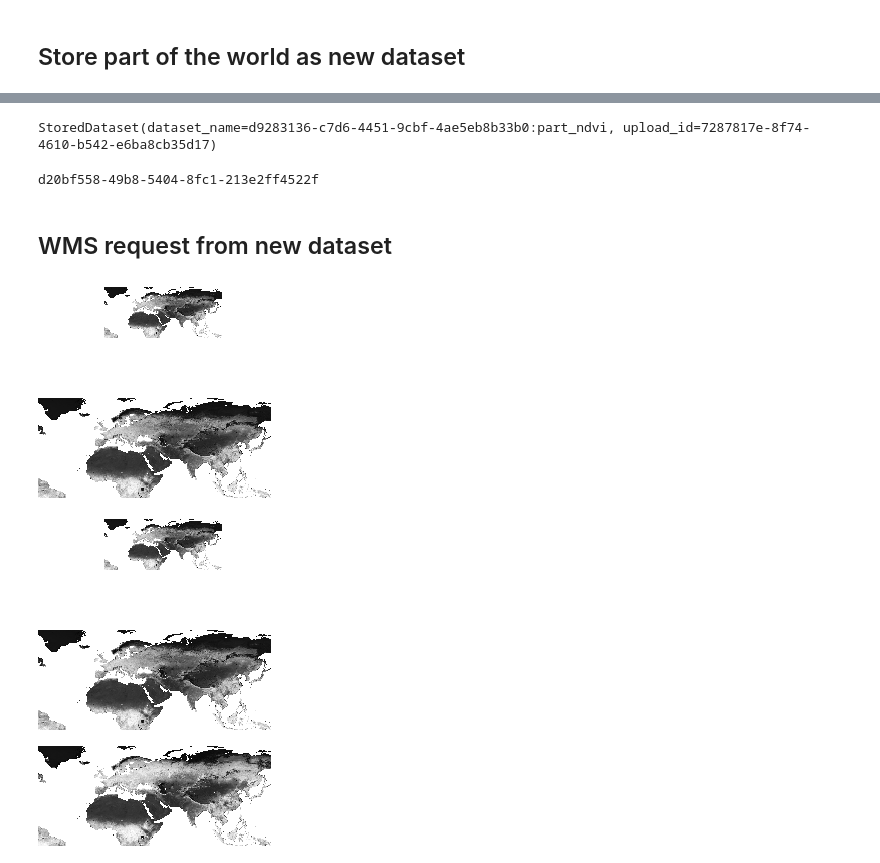
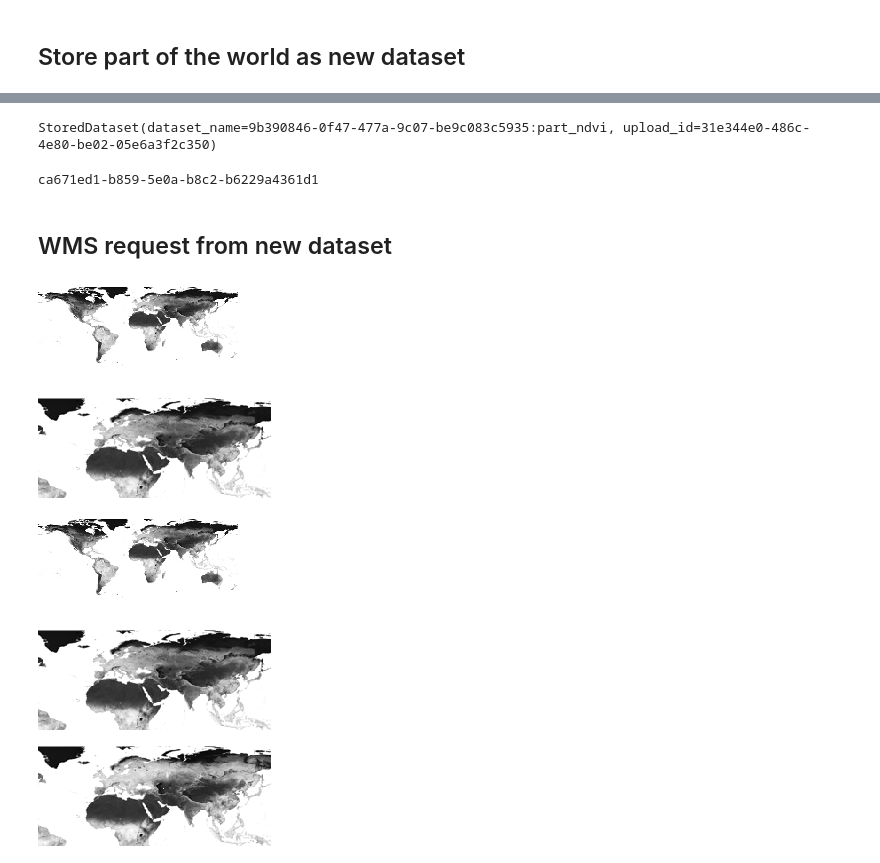
Before and after one commit to geo-engine/geoengine-python, a Jupyter notebook: examples/raster_dataset.ipynb, the cells around one changed output, grey strips where cells are left out. Saved outputs shown, nothing was run; the diff lists cells and outputs as text; code cells hidden in the pictures.

```diff
--- a/examples/raster_dataset.ipynb
+++ b/examples/raster_dataset.ipynb
@@ -58,13 +55,13 @@ workflow.wms_get_map_as_image(
 # %%
 task = workflow.save_as_dataset(
     ge.QueryRectangle(
-        ge.BoundingBox2D(-60.0, -10.0, 150.0, 80.0),
+        # ge.BoundingBox2D(-60.0, -10.0, 150.0, 80.0), FIXME:
+        ge.BoundingBox2D(-180.0, -90.0, 180.0, 90.0),
         ge.TimeInterval(
             datetime.strptime("2014-04-01T12:00:00.000Z", "%Y-%m-%dT%H:%M:%S.%f%z"),
             datetime.strptime("2014-06-01T12:00:00.000Z", "%Y-%m-%dT%H:%M:%S.%f%z"),
         ),
-        resolution=ge.SpatialResolution(0.9, 0.9),
-    ).as_raster_query_rectangle_api_dict(),
+    ),
     name=session.user_id + ":part_ndvi",
     display_name="Part NDVI",
     description="Test Description",
@@ -84,31 +84,31 @@ TaskStatusInfo(status='completed', time_started=datetime.datetime(2024, 12, 6, 1
 stored_dataset = ge.StoredDataset.from_response(task_status_info.info)
 stored_dataset
 # %% [output]
-StoredDataset(dataset_name=d9283136-c7d6-4451-9cbf-4ae5eb8b33b0:part_ndvi, upload_id=7287817e-8f74-4610-b542-e6ba8cb35d17)
+StoredDataset(dataset_name=9b390846-0f47-477a-9c07-be9c083c5935:part_ndvi, upload_id=31e344e0-486c-4e80-be02-05e6a3f2c350)
 # %%
 new_workflow = ge.register_workflow(
     {"type": "Raster", "operator": {"type": "GdalSource", "params": {"data": str(stored_dataset.dataset_name)}}}
 )
 new_workflow
 # %% [output]
-d20bf558-49b8-5404-8fc1-213e2ff4522f
+ca671ed1-b859-5e0a-b8c2-b6229a4361d1
 # %% [markdown]
 ## WMS request from new dataset
 # %%
 time = datetime.strptime("2014-04-01T12:00:00.000Z", "%Y-%m-%dT%H:%M:%S.%f%z")
 
 new_workflow.wms_get_map_as_image(
     ge.QueryRectangle(
         ge.BoundingBox2D(-180.0, -90.0, 180.0, 90.0),
         ge.TimeInterval(time, time),
-        resolution=ge.SpatialResolution(1.8, 1.8),
     ),
     raster_colorizer=ge.SingleBandRasterColorizer(
         band=0, band_colorizer=ge.colorizer.Colorizer.linear_with_mpl_cmap(color_map="gray", min_max=(0, 255))
     ),
+    spatial_resolution=ge.SpatialResolution(1.8, 1.8),
 )
 # %% [output]
-[figure, old version]
+[figure, new version]
 # %%
 time = datetime.strptime("2014-04-01T12:00:00.000Z", "%Y-%m-%dT%H:%M:%S.%f%z")
 
@@ -116,14 +116,14 @@ new_workflow.wms_get_map_as_image(
     ge.QueryRectangle(
         ge.BoundingBox2D(-60.0, -10.0, 150.0, 80.0),
         ge.TimeInterval(time, time),
-        resolution=ge.SpatialResolution(0.9, 0.9),
     ),
     raster_colorizer=ge.SingleBandRasterColorizer(
         band=0, band_colorizer=ge.colorizer.Colorizer.linear_with_mpl_cmap(color_map="gray", min_max=(0, 255))
     ),
+    spatial_resolution=ge.SpatialResolution(0.9, 0.9),
 )
 # %% [output]
-[figure, old version]
+[figure, new version]
 # %%
 time = datetime.strptime("2014-04-01T12:00:00.000Z", "%Y-%m-%dT%H:%M:%S.%f%z")
 
@@ -131,41 +131,35 @@ new_workflow.wms_get_map_as_image(
     ge.QueryRectangle(
         ge.BoundingBox2D(-180.0, -90.0, 180.0, 90.0),
         ge.TimeInterval(time, time),
-        resolution=ge.SpatialResolution(1.8, 1.8),
     ),
     raster_colorizer=ge.SingleBandRasterColorizer(
         band=0, band_colorizer=ge.colorizer.Colorizer.linear_with_mpl_cmap(color_map="gray", min_max=(0, 255))
     ),
+    spatial_resolution=ge.SpatialResolution(1.8, 1.8),
 )
 # %% [output]
-[figure, old version]
+[figure, new version]
 # %%
 time = datetime.strptime("2014-04-01T12:00:00.000Z", "%Y-%m-%dT%H:%M:%S.%f%z")
 
 new_workflow.wms_get_map_as_image(
-    ge.QueryRectangle(
-        ge.BoundingBox2D(-60.0, -10.0, 150.0, 80.0),
-        ge.TimeInterval(time, time),
-        resolution=ge.SpatialResolution(0.9, 0.9),
-    ),
+    ge.QueryRectangle(ge.BoundingBox2D(-60.0, -10.0, 150.0, 80.0), ge.TimeInterval(time, time)),
     raster_colorizer=ge.SingleBandRasterColorizer(
         band=0, band_colorizer=ge.colorizer.Colorizer.linear_with_mpl_cmap(color_map="gray", min_max=(0, 255))
     ),
+    spatial_resolution=ge.SpatialResolution(0.9, 0.9),
 )
 # %% [output]
-[figure, old version]
+[figure, new version]
 # %%
 time = datetime.strptime("2014-05-01T12:00:00.000Z", "%Y-%m-%dT%H:%M:%S.%f%z")
 
 new_workflow.wms_get_map_as_image(
-    ge.QueryRectangle(
-        ge.BoundingBox2D(-60.0, -10.0, 150.0, 80.0),
-        ge.TimeInterval(time, time),
-        resolution=ge.SpatialResolution(0.9, 0.9),
-    ),
+    ge.QueryRectangle(ge.BoundingBox2D(-60.0, -10.0, 150.0, 80.0), ge.TimeInterval(time, time)),
     raster_colorizer=ge.SingleBandRasterColorizer(
         band=0, band_colorizer=ge.colorizer.Colorizer.linear_with_mpl_cmap(color_map="gray", min_max=(0, 255))
     ),
+    spatial_resolution=ge.SpatialResolution(0.9, 0.9),
 )
 # %% [output]
-[figure, old version]
+[figure, new version]
```
Also changed, not shown: parts of 6 cells of this notebook, 40 other files.
